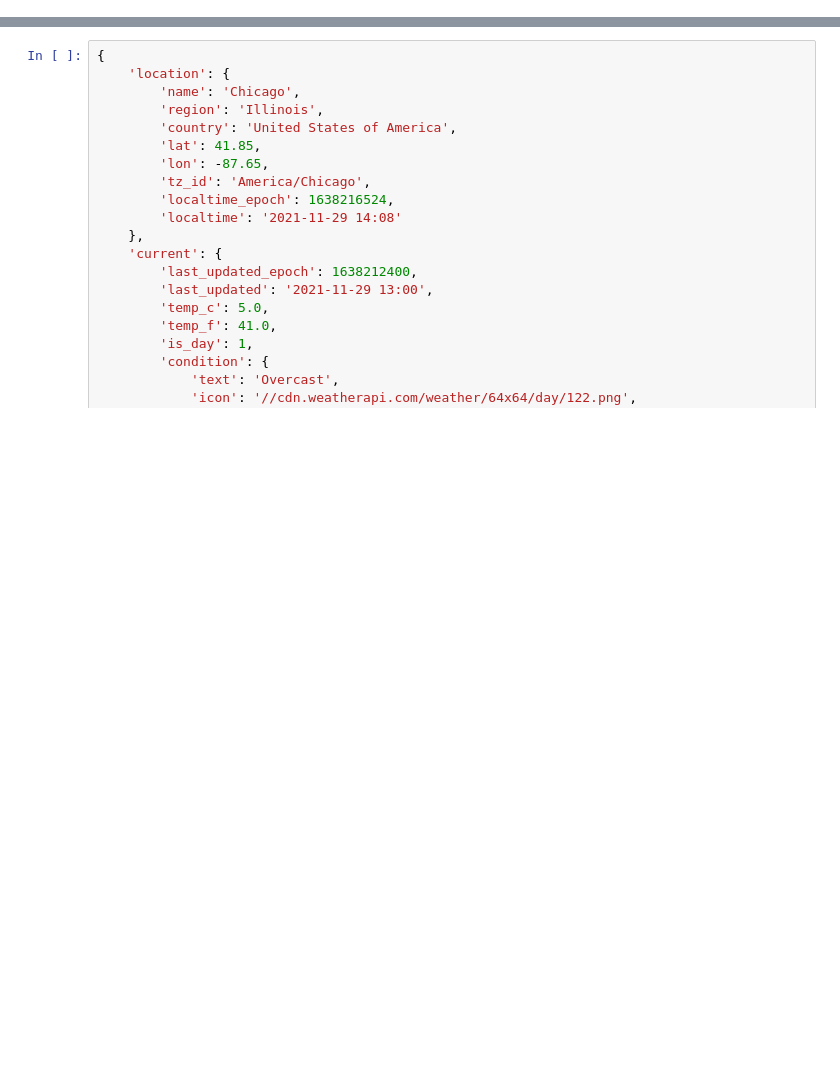
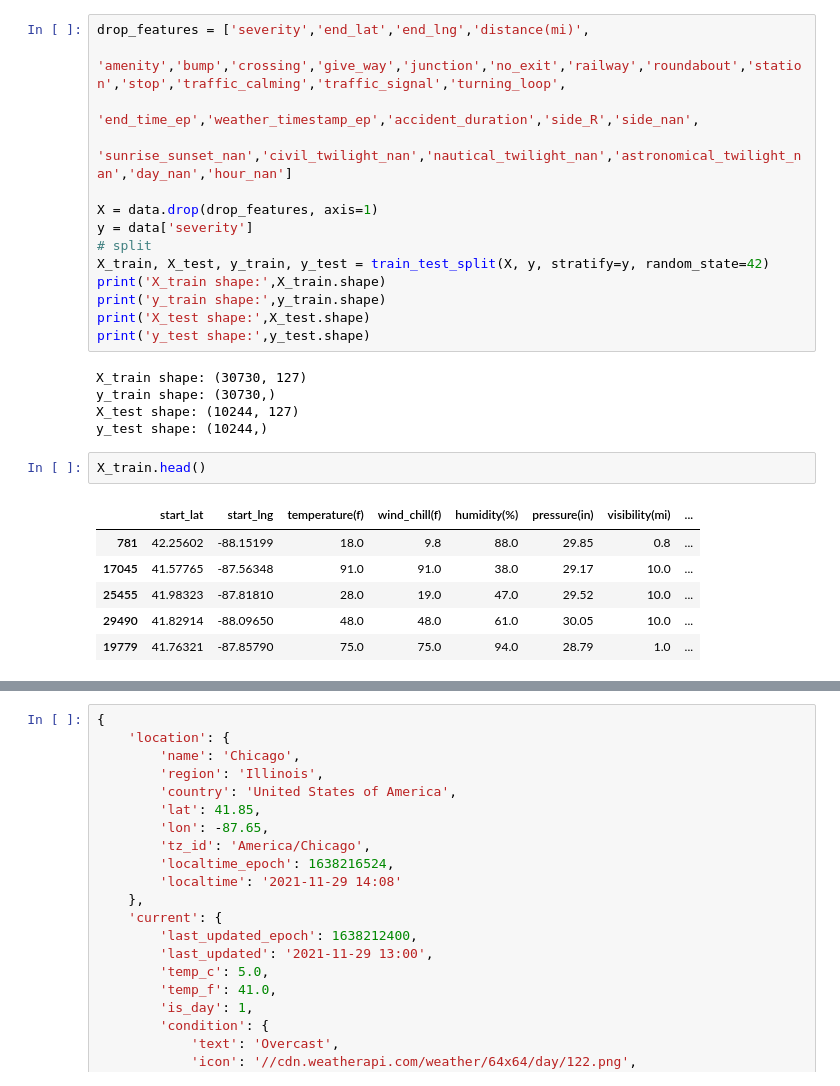
Before and after one commit to jeffreyfloyd/DST-and-traffic-implications, a Jupyter notebook: code/streamlit_playground.ipynb, the cells around one changed output, grey strips where cells are left out. Cells and saved outputs as stored; diff of their text form; blank space fills up the shorter version.

```diff
--- a/code/streamlit_playground.ipynb
+++ b/code/streamlit_playground.ipynb
@@ -4,0 +23,28 @@ import numpy as np
+# %%
+drop_features = ['severity','end_lat','end_lng','distance(mi)',
+                 'amenity','bump','crossing','give_way','junction','no_exit','railway','roundabout','station','stop','traffic_calming','traffic_signal','turning_loop',
+                 'end_time_ep','weather_timestamp_ep','accident_duration','side_R','side_nan',
+                 'sunrise_sunset_nan','civil_twilight_nan','nautical_twilight_nan','astronomical_twilight_nan','day_nan','hour_nan']
+
+X = data.drop(drop_features, axis=1)
+y = data['severity']
+# split
+X_train, X_test, y_train, y_test = train_test_split(X, y, stratify=y, random_state=42)
+print('X_train shape:',X_train.shape)
+print('y_train shape:',y_train.shape)
+print('X_test shape:',X_test.shape)
+print('y_test shape:',y_test.shape)
+# %% [output]
+X_train shape: (30730, 127)
+y_train shape: (30730,)
+X_test shape: (10244, 127)
+y_test shape: (10244,)
+# %%
+X_train.head()
+# %% [output]
+|  | start_lat | start_lng | temperature(f) | wind_chill(f) | humidity(%) | pressure(in) | visibility(mi) | ... |
+| 781 | 42.25602 | -88.15199 | 18.0 | 9.8 | 88.0 | 29.85 | 0.8 | ... |
+| 17045 | 41.57765 | -87.56348 | 91.0 | 91.0 | 38.0 | 29.17 | 10.0 | ... |
+| 25455 | 41.98323 | -87.81810 | 28.0 | 19.0 | 47.0 | 29.52 | 10.0 | ... |
+| 29490 | 41.82914 | -88.09650 | 48.0 | 48.0 | 61.0 | 30.05 | 10.0 | ... |
+| 19779 | 41.76321 | -87.85790 | 75.0 | 75.0 | 94.0 | 28.79 | 1.0 | ... |
```
Also changed, not shown: parts of 11 cells of this notebook, 4 other files.
